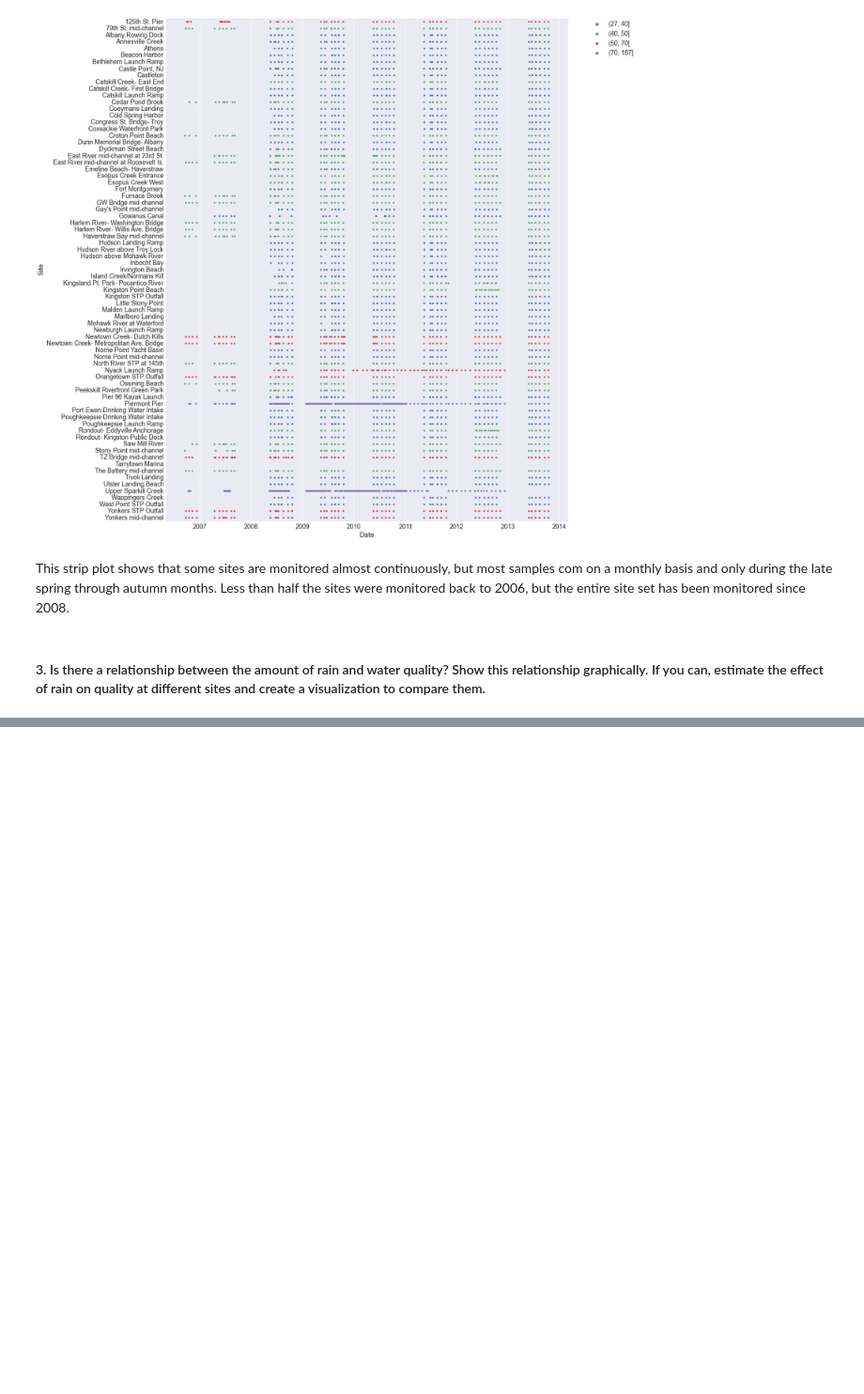
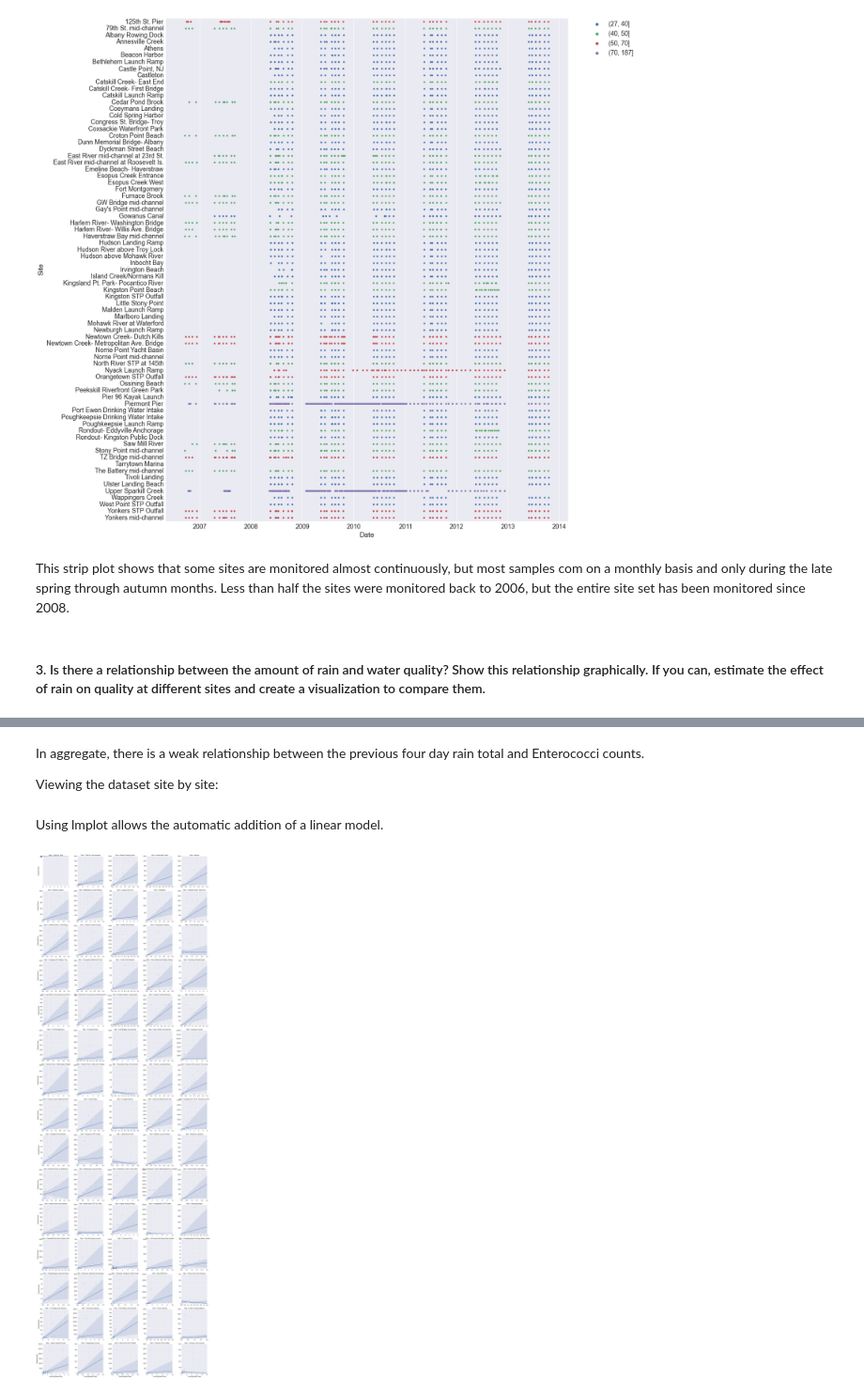
Before and after one commit to jhamski/IS608-DataVisualization-Assignments-Spring2016, a Jupyter notebook: Assignment 4/JamesHamski_assignment_4.ipynb, the cells around one changed output, grey strips where cells are left out. Shown at 94% size. Saved outputs shown, nothing was run; the diff lists cells and outputs as text; code cells hidden in the pictures; blank space fills up the shorter version.

```diff
--- a/Assignment 4/JamesHamski_assignment_4.ipynb
+++ b/Assignment 4/JamesHamski_assignment_4.ipynb
@@ -196,8 +216,17 @@ This means that Entero and other indicators of untreated human feces are often p
+# %% [markdown]
+In aggregate, there is a weak relationship between the previous four day rain total and Enterococci counts.
+
+Viewing the dataset site by site:
+# %% [markdown]
+Using lmplot allows the automatic addition of a linear model.
 # %%
-sns.set(font_scale=0.8)
-g3 = sns.FacetGrid(rk, col="Site", col_wrap = 5)
-g3 = g3.map(plt.scatter, "FourDayRainTotal", "EnteroCount", alpha=.7)
+with sns.plotting_context('notebook', font_scale=1.5):
+    g3 = sns.lmplot('FourDayRainTotal', 'EnteroCount', rk, col='Site', col_wrap = 5, sharex=False, sharey=False)
 
-g3 = g3.fig.get_axes()[0].set_yscale('log')
+    g3 = g3.set(ylim=(0, None), xlim=(0, None))
 
-plt.show()
+    g3 = g3.fig.get_axes()[0].set_yscale('log')
+    sns.set(font_scale=0.8)
+    plt.show()
+# %% [output]
+[figure, added]
```
Also changed, not shown: parts of 9 cells of this notebook, 1 other file.
